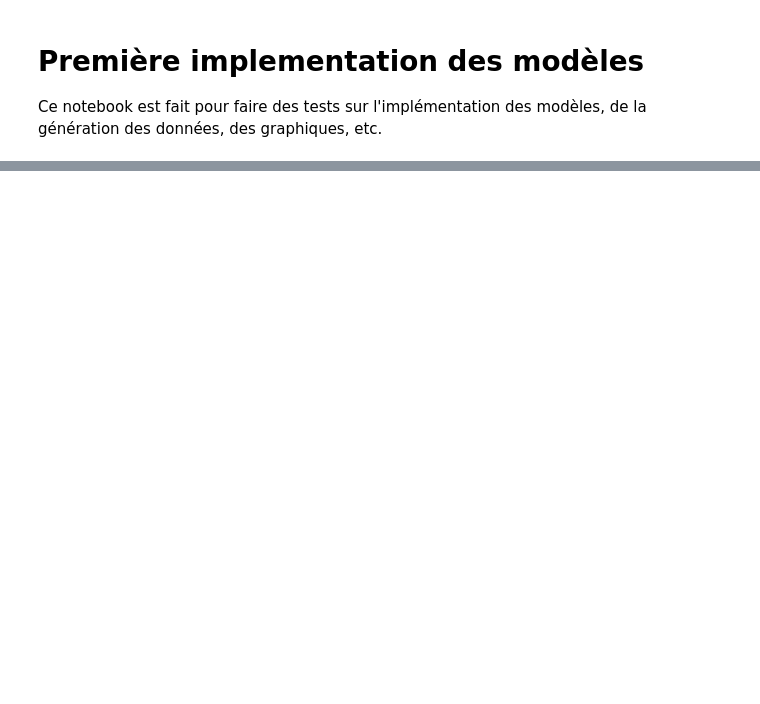
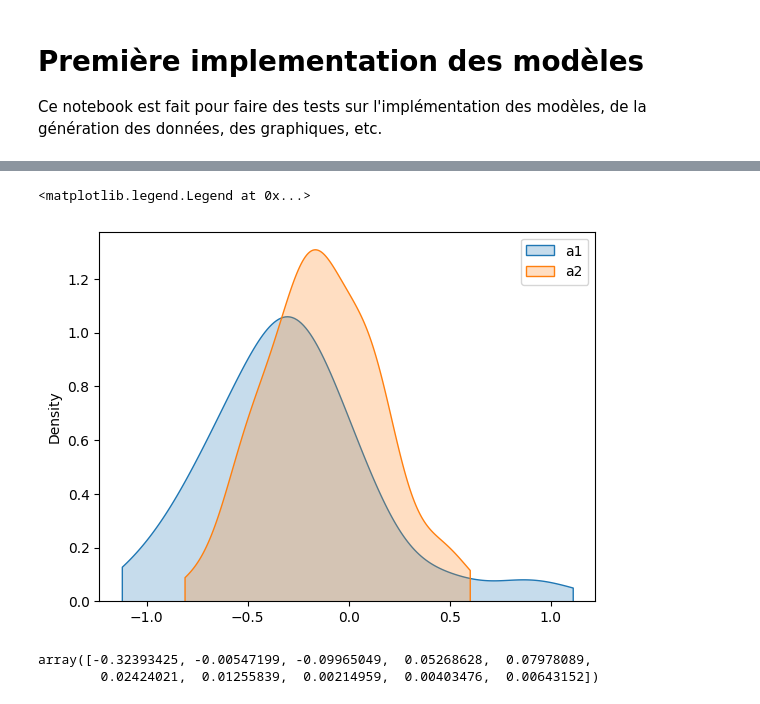
Before and after one commit to gwatkinson/smc_movement_models, a Jupyter notebook: notebooks/first_implementation.ipynb, the cells around one changed output, grey strips where cells are left out. Drawn from its saved outputs; the diff is of its cells as text; code cells hidden in the pictures; blank space fills up the shorter version.

```diff
--- a/notebooks/first_implementation.ipynb
+++ b/notebooks/first_implementation.ipynb
@@ -66,3 +106,22 @@ def estimate_a1_a2_on_window(window, N=200, M=10, epsilon=0.1, alpha=0.5, **kwar
+# %%
+last_a1s = []
+last_a2s = []
+for i in tqdm(range(100)):
+    final_a1s, final_a2s = estimate_a1_a2_on_window(window, N=500, M=10, epsilon=0.1, alpha=0.5)
+    last_a1s.append(final_a1s.mean(axis=1)[-1])
+    last_a2s.append(final_a2s.mean(axis=1)[-1])
+# %%
+sns.kdeplot(last_a1s, fill=True, label="a1", cut=0)
+sns.kdeplot(last_a2s, fill=True, label="a2", cut=0)
+plt.legend()
+# %% [output]
+<matplotlib.legend.Legend at 0x...>
+[figure, added]
+# %%
+final_a1s.mean(axis=1)
+# %% [output]
+array([-0.32393425, -0.00547199, -0.09965049,  0.05268628,  0.07978089,
+        0.02424021,  0.01255839,  0.00214959,  0.00403476,  0.00643152])
 # %%
 epsilon = 0.1
 final_a1s = []
```
Also changed, not shown: parts of 13 cells of this notebook.
